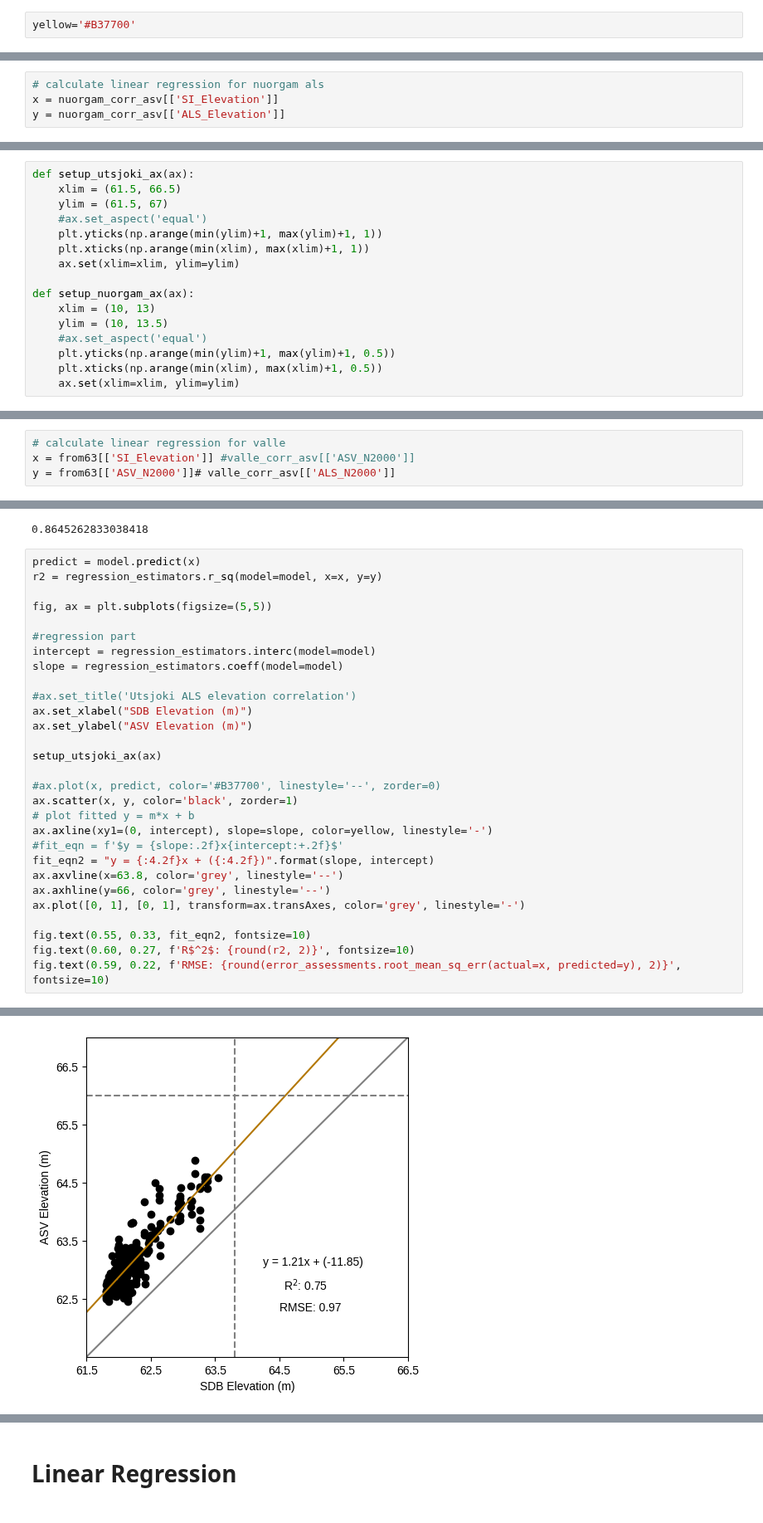
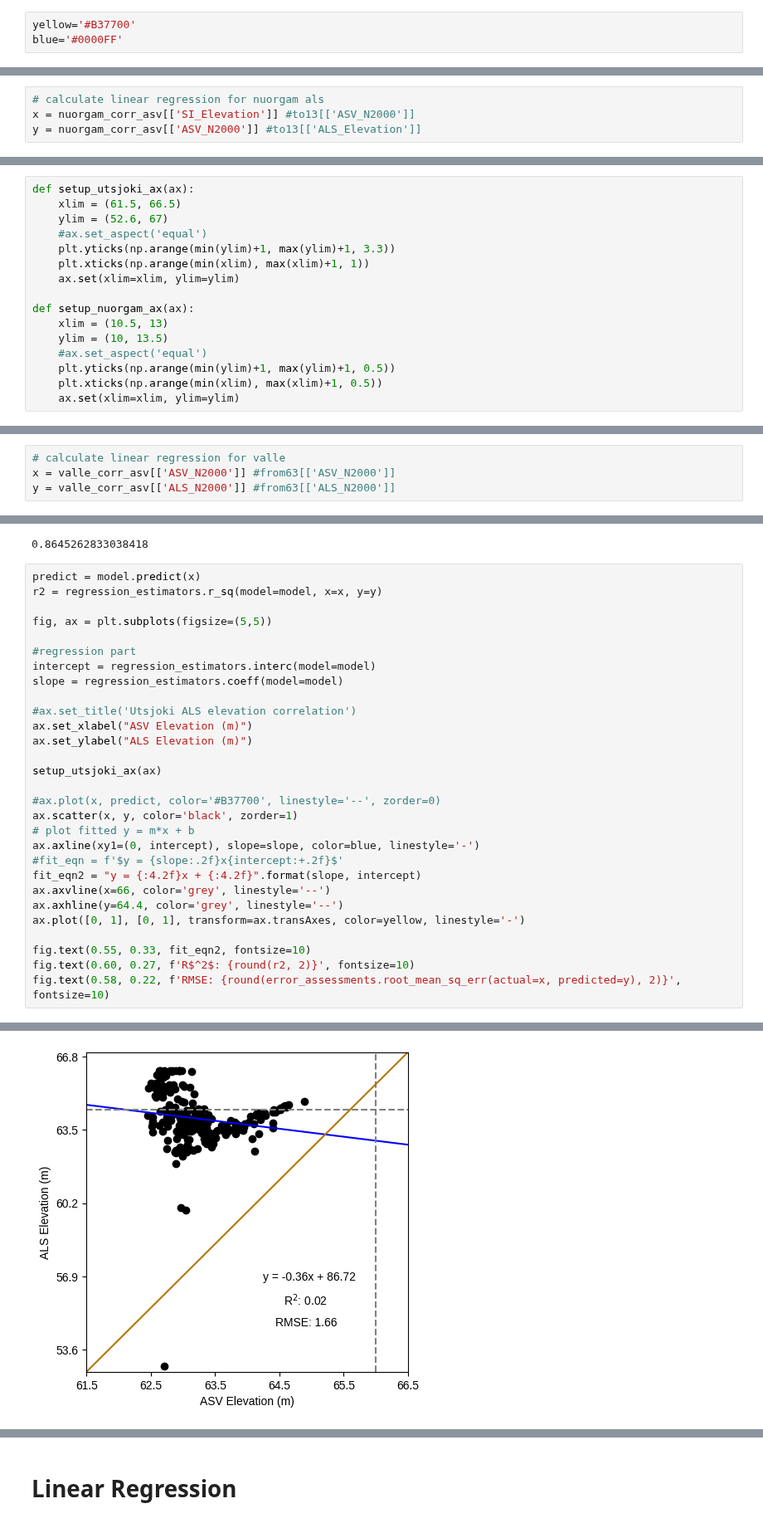
Before and after one commit to susannakukka/bathymetric-model-analysis, a Jupyter notebook: notebooks/error_assessments_and_model_correlations.ipynb, the cells around one changed output, grey strips where cells are left out. Shown at 83% size. Drawn from its saved outputs; the diff is of its cells as text.

Commit message:
Redid the random sample correlation graphs

```diff
--- a/notebooks/error_assessments_and_model_correlations.ipynb
+++ b/notebooks/error_assessments_and_model_correlations.ipynb
@@ -21,6 +21,7 @@ if use_liberation_fonts:
     })
 # %%
 yellow='#B37700'
+blue='#0000FF'
 # %% [markdown]
 # Utsjoki
 # %% [markdown]
@@ -605,8 +624,8 @@ nuorgam_corr_asv = nuorgam_corr_asv.dropna()
 model = LinearRegression()
 # %%
 # calculate linear regression for nuorgam als
-x = nuorgam_corr_asv[['SI_Elevation']]
-y = nuorgam_corr_asv[['ALS_Elevation']]
+x = nuorgam_corr_asv[['SI_Elevation']] #to13[['ASV_N2000']]
+y = nuorgam_corr_asv[['ASV_N2000']] #to13[['ALS_Elevation']]
 # %%
 model.fit(x, y)
 
@@ -617,14 +640,14 @@ R-squared value: 0.44504931719243335
 # %%
 def setup_utsjoki_ax(ax):
     xlim = (61.5, 66.5)
-    ylim = (61.5, 67)
+    ylim = (52.6, 67)
     #ax.set_aspect('equal')
-    plt.yticks(np.arange(min(ylim)+1, max(ylim)+1, 1))
+    plt.yticks(np.arange(min(ylim)+1, max(ylim)+1, 3.3))
     plt.xticks(np.arange(min(xlim), max(xlim)+1, 1))
     ax.set(xlim=xlim, ylim=ylim)
 
 def setup_nuorgam_ax(ax):
-    xlim = (10, 13)
+    xlim = (10.5, 13)
     ylim = (10, 13.5)
     #ax.set_aspect('equal')
     plt.yticks(np.arange(min(ylim)+1, max(ylim)+1, 0.5))
@@ -682,8 +708,8 @@ valle_corr_asv
 260 rows × 6 columns
 # %%
 # calculate linear regression for valle
-x = from63[['SI_Elevation']] #valle_corr_asv[['ASV_N2000']]
-y = from63[['ASV_N2000']]# valle_corr_asv[['ALS_N2000']]
+x = valle_corr_asv[['ASV_N2000']] #from63[['ASV_N2000']]
+y = valle_corr_asv[['ALS_N2000']] #from63[['ALS_N2000']]
 # %%
 model.fit(x, y)
 
@@ -706,22 +732,22 @@ intercept = regression_estimators.interc(model=model)
 slope = regression_estimators.coeff(model=model)
 
 #ax.set_title('Utsjoki ALS elevation correlation')
-ax.set_xlabel("SDB Elevation (m)")
-ax.set_ylabel("ASV Elevation (m)")
+ax.set_xlabel("ASV Elevation (m)")
+ax.set_ylabel("ALS Elevation (m)")
 
 setup_utsjoki_ax(ax)
 
 #ax.plot(x, predict, color='#B37700', linestyle='--', zorder=0)
 ax.scatter(x, y, color='black', zorder=1)
 # plot fitted y = m*x + b
-ax.axline(xy1=(0, intercept), slope=slope, color=yellow, linestyle='-')
+ax.axline(xy1=(0, intercept), slope=slope, color=blue, linestyle='-')
 #fit_eqn = f'$y = {slope:.2f}x{intercept:+.2f}$'
-fit_eqn2 = "y = {:4.2f}x + ({:4.2f})".format(slope, intercept)
-ax.axvline(x=63.8, color='grey', linestyle='--')
-ax.axhline(y=66, color='grey', linestyle='--')
-ax.plot([0, 1], [0, 1], transform=ax.transAxes, color='grey', linestyle='-')
+fit_eqn2 = "y = {:4.2f}x + {:4.2f}".format(slope, intercept)
+ax.axvline(x=66, color='grey', linestyle='--')
+ax.axhline(y=64.4, color='grey', linestyle='--')
+ax.plot([0, 1], [0, 1], transform=ax.transAxes, color=yellow, linestyle='-')
 
 fig.text(0.55, 0.33, fit_eqn2, fontsize=10)
 fig.text(0.60, 0.27, f'R$^2$: {round(r2, 2)}', fontsize=10)
-fig.text(0.59, 0.22, f'RMSE: {round(error_assessments.root_mean_sq_err(actual=x, predicted=y), 2)}', fontsize=10)
+fig.text(0.58, 0.22, f'RMSE: {round(error_assessments.root_mean_sq_err(actual=x, predicted=y), 2)}', fontsize=10)
 # %% [output]
@@ -729,3 +755,3 @@ Text(0.59, 0.22, 'RMSE: 0.97')
-[figure, old version]
+[figure, new version]
 # %%
 # save as png
```
Also changed, not shown: parts of 10 cells of this notebook, 12 other files.
